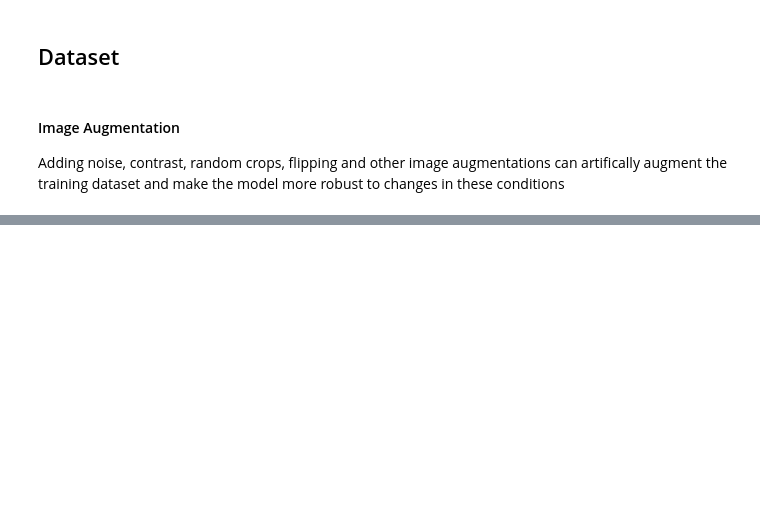
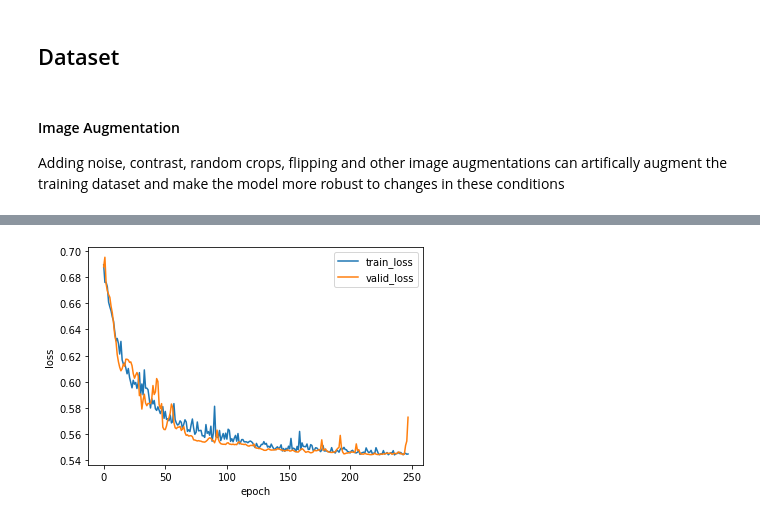
Before and after one commit to nasa/pretrained-microscopy-models, a Jupyter notebook: examples/multiclass_segmentation_example.ipynb, the cells around one changed output, grey strips where cells are left out. Saved outputs shown, nothing was run; the diff lists cells and outputs as text; code cells hidden in the pictures; blank space fills up the shorter version.

Commit message:
added segmentation example

```diff
--- a/examples/multiclass_segmentation_example.ipynb
+++ b/examples/multiclass_segmentation_example.ipynb
@@ -15,3 +27,17 @@ from torch.utils.data import Dataset as BaseDataset
+# %%
+# model parameters
+architecture = 'UnetPlusPlus'
+encoder = 'resnet50'
+pretrained_weights = 'micronet'
+device = 'cuda' if torch.cuda.is_available() else 'cpu'
+
+# Create the Unet model with a resnet backbone that is pre-trained on micronet
+model = pmm.segmentation_training.create_segmentation_model(
+    architecture=architecture,
+    encoder = encoder,
+    encoder_weights=pretrained_weights, # use encoder pre-trained on micronet
+    classes=3 # secondary precipitates, tertiary precipitates, matrix
+    )
 # %% [markdown]
 ## Dataset
 # %%
@@ -101,2 +120,0 @@ False
-# %%
-model = pmm.util.get_segmentation_model('Unet', 'resnet50', 'micronet', 3)
@@ -104,0 +211,15 @@ Downloading: "https://nasa-public-data.s3.amazonaws.com/microscopy_segmentation_
+# %%
+state = pmm.segmentation_training.train_segmentation_model(
+    model=model,
+    architecture=architecture,
+    encoder=encoder,
+    train_dataset=training_dataset,
+    validation_dataset=validation_dataset,
+    class_values=class_values,
+    patience=30,
+    lr=2e-4,
+    batch_size=6,
+    val_batch_size=6,
+    save_folder='models',
+    save_name='UnetPlusPlus_resnet50_high_lr.pth.tar'
+)
@@ -104,0 +244,9 @@ Downloading: "https://nasa-public-data.s3.amazonaws.com/microscopy_segmentation_
+# %%
+plt.plot(state['train_loss'], label='train_loss')
+plt.plot(state['valid_loss'], label='valid_loss')
+plt.legend()
+plt.xlabel('epoch')
+plt.ylabel('loss')
+plt.show()
+# %% [output]
+[figure, added]
```
Also changed, not shown: parts of 21 cells of this notebook, 7 other files.
